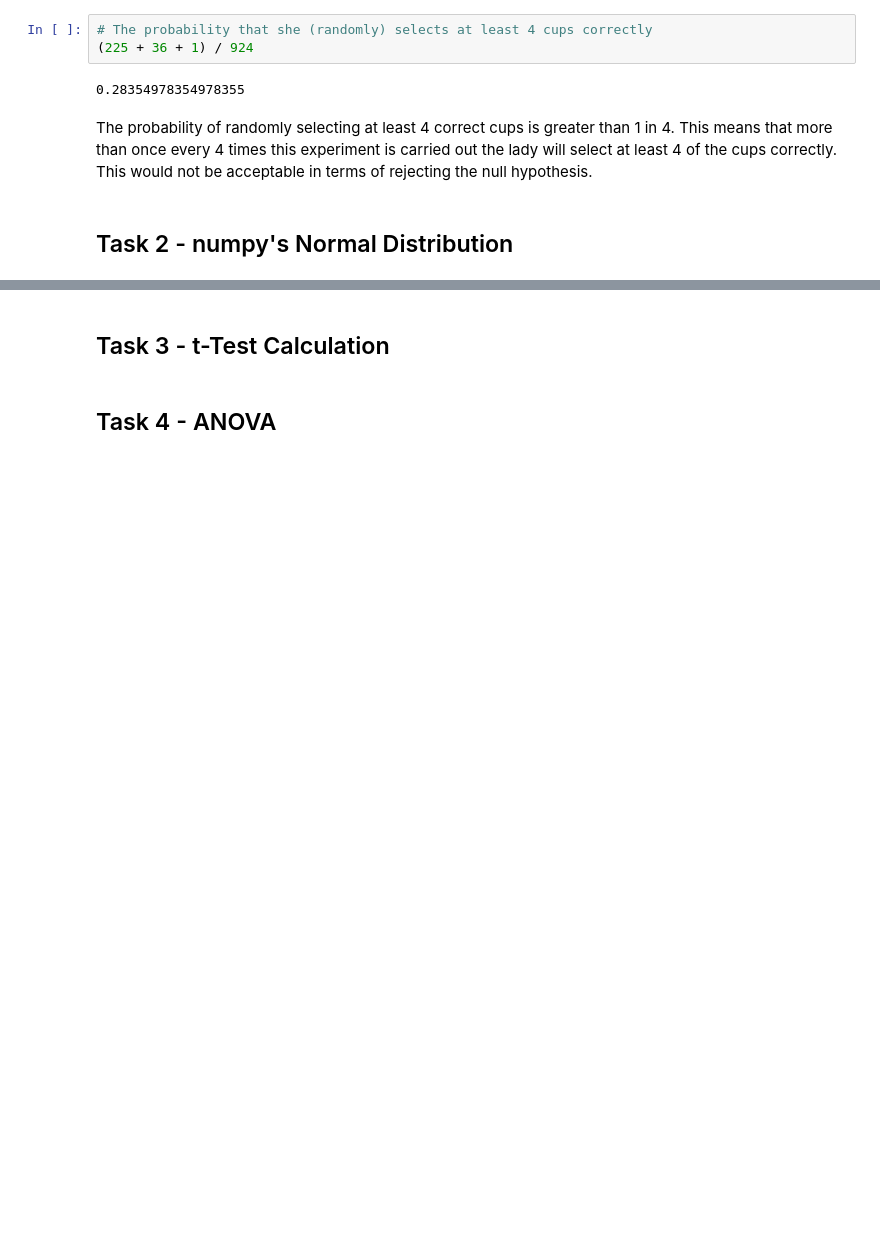
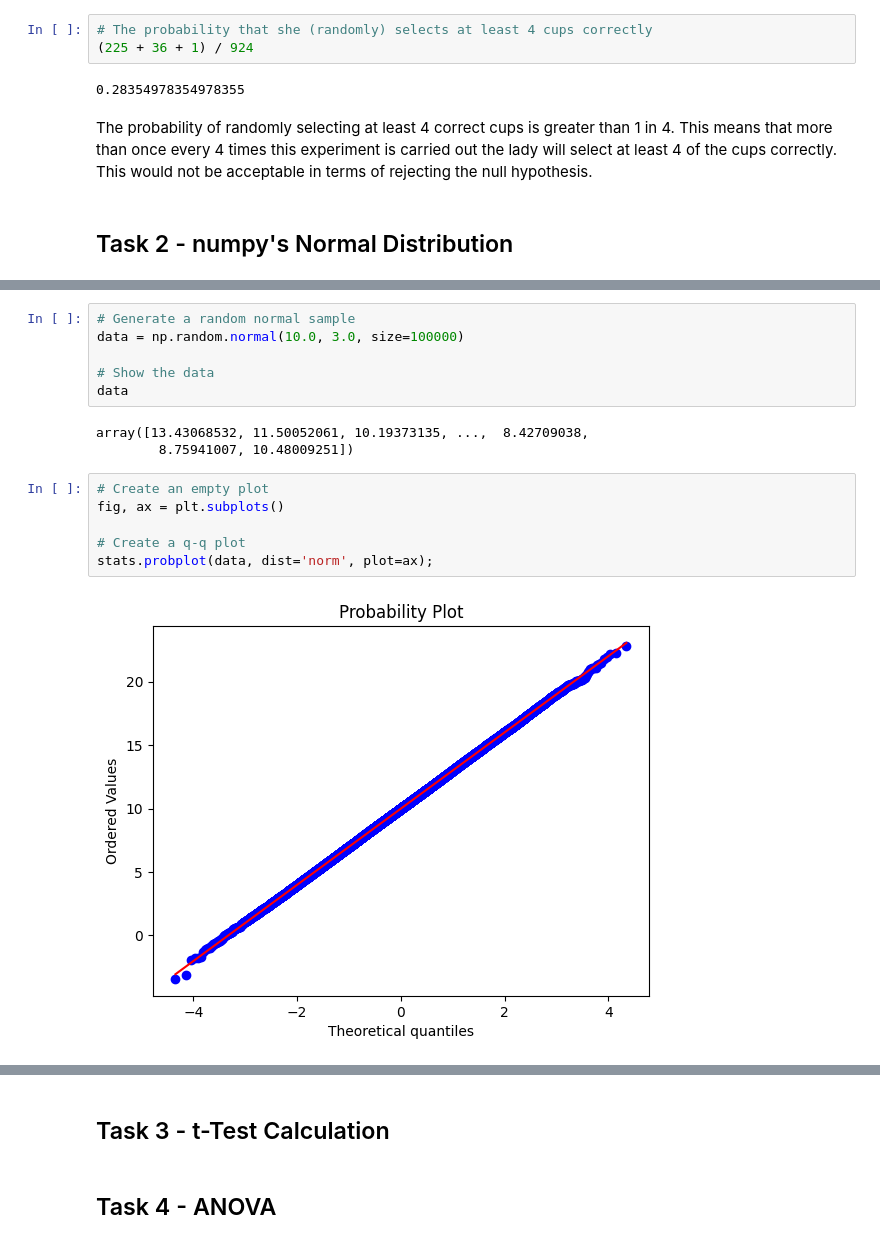
Before and after one commit to rachel-king4/appliedstatistics, a Jupyter notebook: tasks.ipynb, the cells around one changed output, grey strips where cells are left out. Saved outputs shown, nothing was run; the diff lists cells and outputs as text; blank space fills up the shorter version.

```diff
--- a/tasks.ipynb
+++ b/tasks.ipynb
@@ -181,0 +191,17 @@ The probability of randomly selecting at least 4 correct cups is greater than 1
+# %%
+# Generate a random normal sample
+data = np.random.normal(10.0, 3.0, size=100000)
+
+# Show the data
+data
+# %% [output]
+array([13.43068532, 11.50052061, 10.19373135, ...,  8.42709038,
+        8.75941007, 10.48009251])
+# %%
+# Create an empty plot
+fig, ax = plt.subplots()
+
+# Create a q-q plot
+stats.probplot(data, dist='norm', plot=ax);
+# %% [output]
+[figure, added]
```
Also changed, not shown: parts of 9 cells of this notebook.
